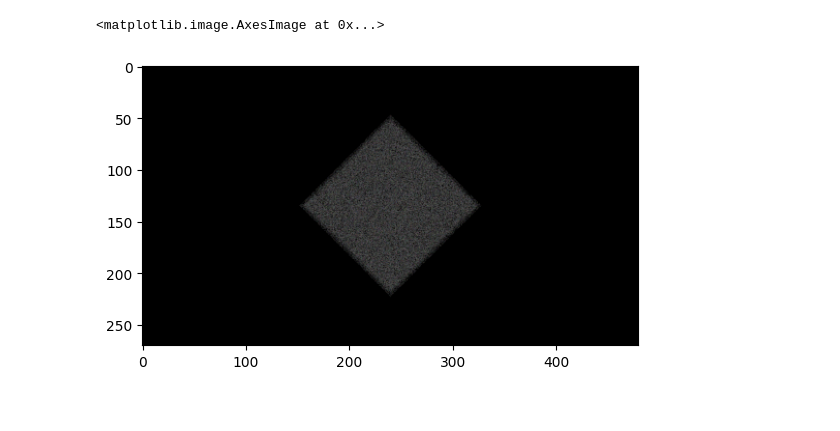
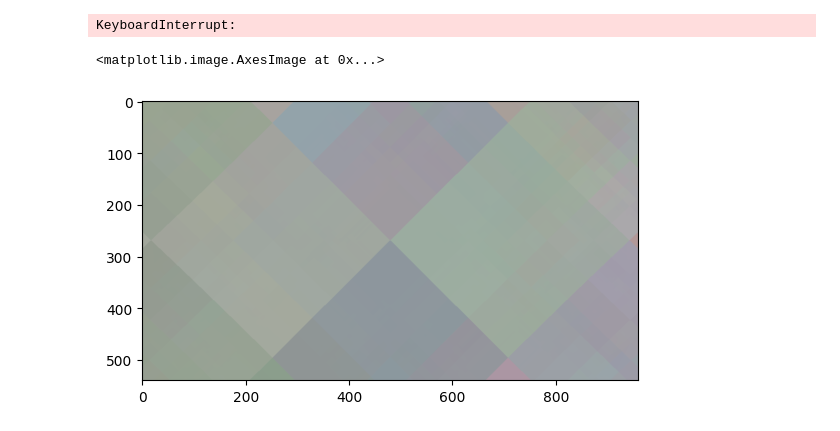
Before and after one commit to Assaciry/nerfacito, a Jupyter notebook: notebook_2_voxel.ipynb, the cells around one changed output. Cells and saved outputs as stored; diff of their text form; code cells hidden in the pictures.

Commit message:
Scooter training + minor changes

```diff
--- a/notebook_2_voxel.ipynb
+++ b/notebook_2_voxel.ipynb
@@ -145,5 +227,31 @@ img = rendering([model],ro,rd)
+# %%
+training(model, data_loader, optim, loss, scheduler, tn, tf, nb_bins, nb_epochs, N, device="cpu")
+# %% [output]
+KeyboardInterrupt:
+# %%
+save_dict = {
+    "model" : model,
+    "tn" : 0.1,
+    "tf" : 20,
+    "nb_bins":200
+}
+# %%
+with open("./saved_model_2024_08_16_2.pkl", "wb") as f:
+    pickle.dump(save_dict, f)
+# %%
+with open("./saved_model_2024_08_16.pkl", "rb") as f:
+    A = pickle.load(f)
+
+model = A["model"]
+# %%
+ro,rd = initialize_rays(540,960, 1909,1894)
+H = euler_to_rotation_matrix([45,0,0])
+H = create_homogeneous_matrix(H)
+H[2,3] = 5
+ro,rd = apply_camera_transformation(ro,rd,torch.Tensor(H))
+img = rendering([model],ro,rd,A["tn"],A["tf"],A["nb_bins"])
 # %%
-plt.imshow(img.reshape(270,480,-1).detach().numpy())
+plt.imshow(img.reshape(540,960,-1).detach().numpy())
 # %% [output]
 <matplotlib.image.AxesImage at 0x...>
-[figure, old version]
+[figure, new version]
```
Also changed, not shown: parts of 13 cells of this notebook, 2 other files.
